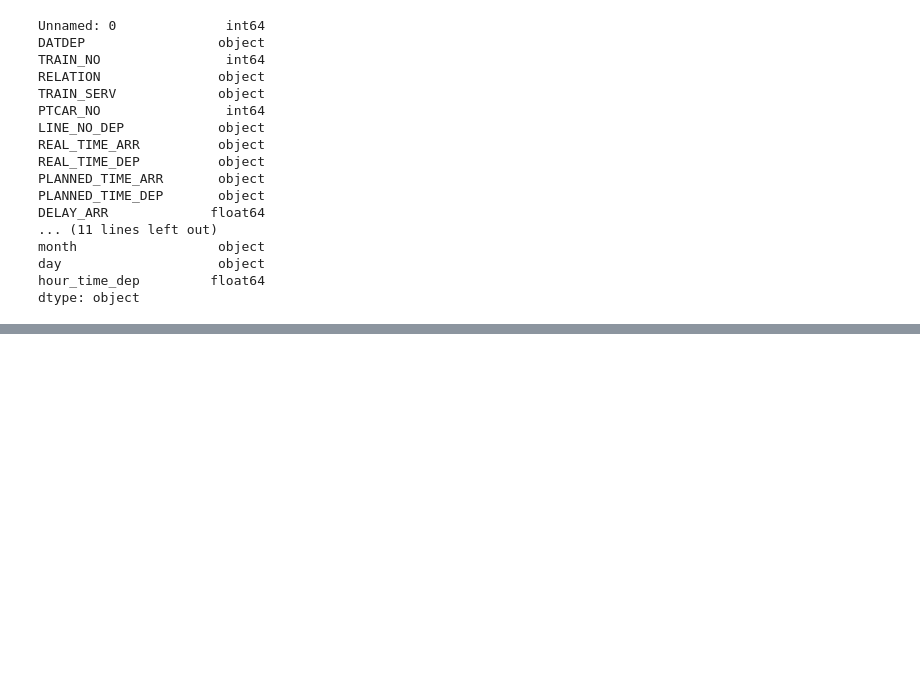
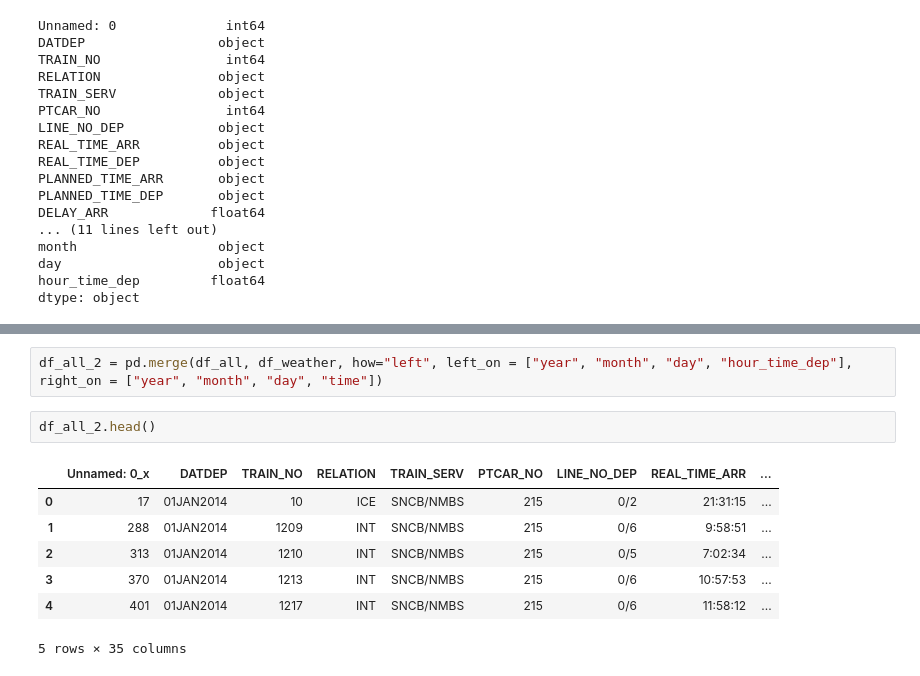
Before and after one commit to ilse-espino/train_delays_belgium, a Jupyter notebook: add_datetime_delays.ipynb, the cells around one changed output, grey strips where cells are left out. Drawn from its saved outputs; the diff is of its cells as text; blank space fills up the shorter version.

```diff
--- a/add_datetime_delays.ipynb
+++ b/add_datetime_delays.ipynb
@@ -71,0 +126,12 @@ dtype: object
+# %%
+df_all_2 = pd.merge(df_all, df_weather, how="left", left_on = ["year", "month", "day", "hour_time_dep"], right_on = ["year", "month", "day", "time"])
+# %%
+df_all_2.head()
+# %% [output]
+|  | Unnamed: 0_x | DATDEP | TRAIN_NO | RELATION | TRAIN_SERV | PTCAR_NO | LINE_NO_DEP | REAL_TIME_ARR | ... |
+| 0 | 17 | 01JAN2014 | 10 | ICE | SNCB/NMBS | 215 | 0/2 | 21:31:15 | ... |
+| 1 | 288 | 01JAN2014 | 1209 | INT | SNCB/NMBS | 215 | 0/6 | 9:58:51 | ... |
+| 2 | 313 | 01JAN2014 | 1210 | INT | SNCB/NMBS | 215 | 0/5 | 7:02:34 | ... |
+| 3 | 370 | 01JAN2014 | 1213 | INT | SNCB/NMBS | 215 | 0/6 | 10:57:53 | ... |
+| 4 | 401 | 01JAN2014 | 1217 | INT | SNCB/NMBS | 215 | 0/6 | 11:58:12 | ... |
+5 rows × 35 columns
```
Also changed, not shown: parts of 8 cells of this notebook, 1 other file.
